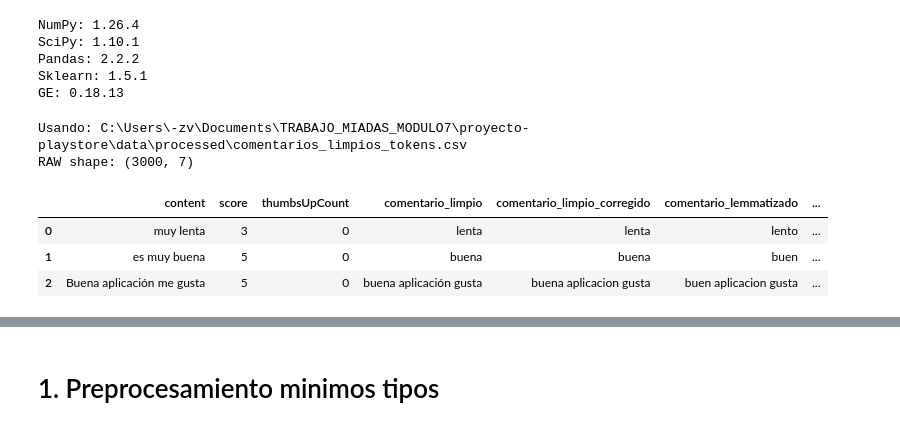
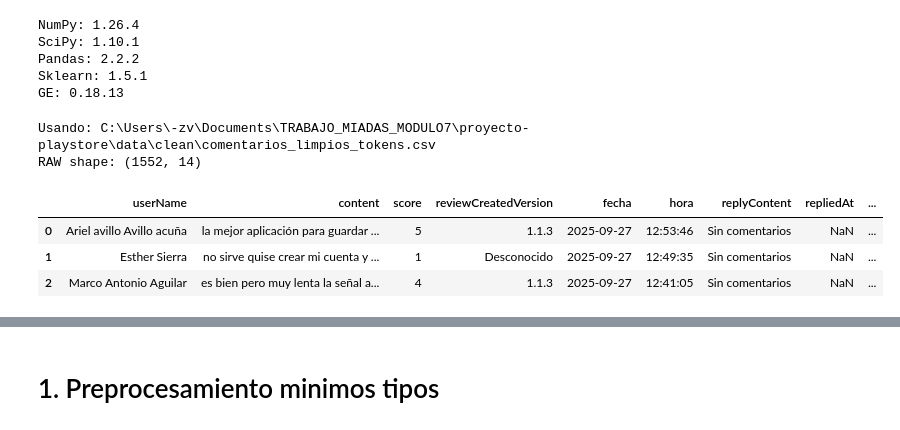
Before and after one commit to umsa-midas2-modulo7/proyecto-playstore, a Jupyter notebook: notebooks/03_validacion.ipynb, the cells around one changed output, grey strips where cells are left out. Cells and saved outputs as stored; diff of their text form; code cells hidden in the pictures.

```diff
--- a/notebooks/03_validacion.ipynb
+++ b/notebooks/03_validacion.ipynb
@@ -17,22 +17,22 @@ GE: 0.18.13
 # %%
 from pathlib import Path
 import pandas as pd
 import numpy as np
 
-DATA_PATH = Path("C:/Users/-zv/Documents/TRABAJO_MIADAS_MODULO7/proyecto-playstore/data/processed/comentarios_limpios_tokens.csv")
+DATA_PATH = Path("C:/Users/-zv/Documents/TRABAJO_MIADAS_MODULO7/proyecto-playstore/data/clean/comentarios_limpios_tokens.csv")
 
 print("Usando:", DATA_PATH.resolve())
 
 df_raw = pd.read_csv(DATA_PATH, encoding_errors="ignore")
 print("RAW shape:", df_raw.shape)
 df_raw.head(3)
 # %% [output]
-Usando: C:\Users\-zv\Documents\TRABAJO_MIADAS_MODULO7\proyecto-playstore\data\processed\comentarios_limpios_tokens.csv
-RAW shape: (3000, 7)
+Usando: C:\Users\-zv\Documents\TRABAJO_MIADAS_MODULO7\proyecto-playstore\data\clean\comentarios_limpios_tokens.csv
+RAW shape: (1552, 14)
-|  | content | score | thumbsUpCount | comentario_limpio | comentario_limpio_corregido | comentario_lemmatizado | ... |
-| 0 | muy lenta | 3 | 0 | lenta | lenta | lento | ... |
-| 1 | es muy buena | 5 | 0 | buena | buena | buen | ... |
-| 2 | Buena aplicación me gusta | 5 | 0 | buena aplicación gusta | buena aplicacion gusta | buen aplicacion gusta | ... |
+|  | userName | content | score | reviewCreatedVersion | fecha | hora | replyContent | repliedAt | ... |
+| 0 | Ariel avillo Avillo acuña | la mejor aplicación para guardar ... | 5 | 1.1.3 | 2025-09-27 | 12:53:46 | Sin comentarios | NaN | ... |
+| 1 | Esther Sierra | no sirve quise crear mi cuenta y ... | 1 | Desconocido | 2025-09-27 | 12:49:35 | Sin comentarios | NaN | ... |
+| 2 | Marco Antonio Aguilar | es bien pero muy lenta la señal a... | 4 | 1.1.3 | 2025-09-27 | 12:41:05 | Sin comentarios | NaN | ... |
 # %% [markdown]
 #####  Descripción de las columnas
 
```
Also changed, not shown: parts of 5 cells of this notebook, 5 other files.
